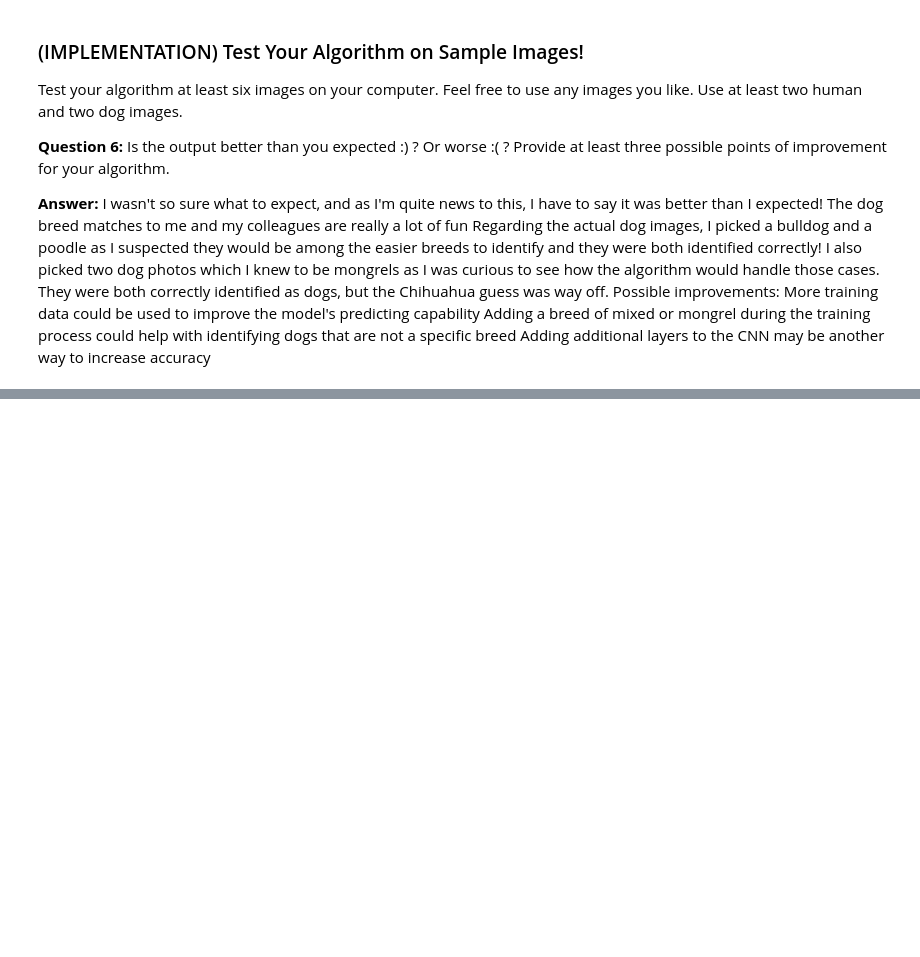
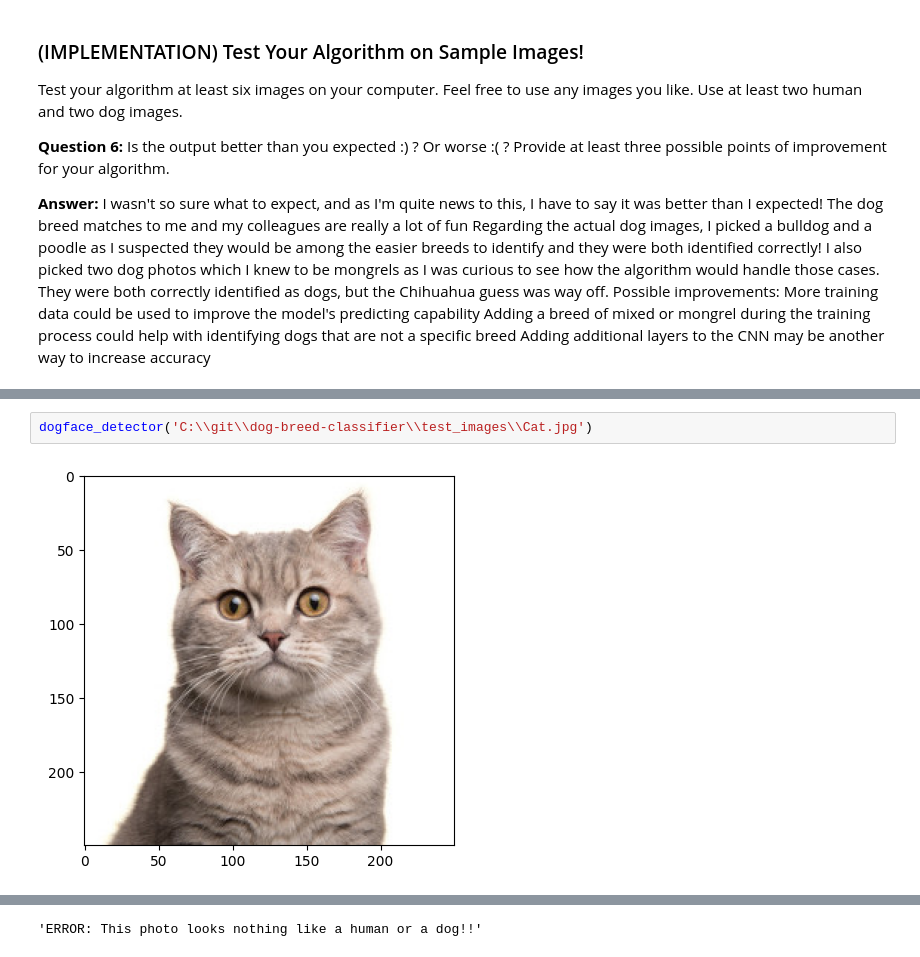
Before and after one commit to RealTimeShepherd/dog-breed-classifier, a Jupyter notebook: dog_app.ipynb, the cells around one changed output, grey strips where cells are left out. Saved outputs shown, nothing was run; the diff lists cells and outputs as text; blank space fills up the shorter version.

```diff
--- a/dog_app.ipynb
+++ b/dog_app.ipynb
@@ -908 +914,5 @@ dogface_detector('C:\\git\\dog-breed-classifier\\test_images\\Unknown_2.jpg')
 'This photo looks like a dog, best guess of the breed is: American_staffordshire_terrier'
+# %%
+dogface_detector('C:\\git\\dog-breed-classifier\\test_images\\Cat.jpg')
+# %% [output]
+[figure, added]
@@ -908,0 +920 @@ dogface_detector('C:\\git\\dog-breed-classifier\\test_images\\Unknown_2.jpg')
+'ERROR: This photo looks nothing like a human or a dog!!'
```
Also changed, not shown: parts of 16 cells of this notebook, 10 other files.
